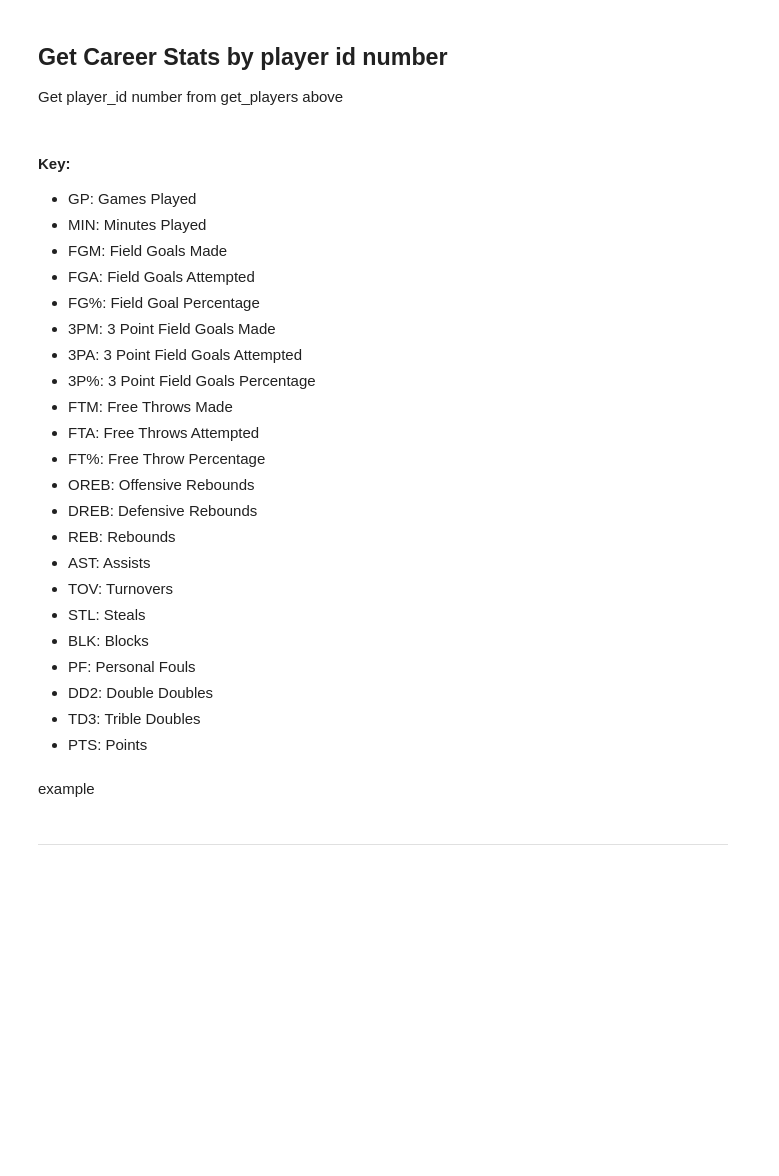
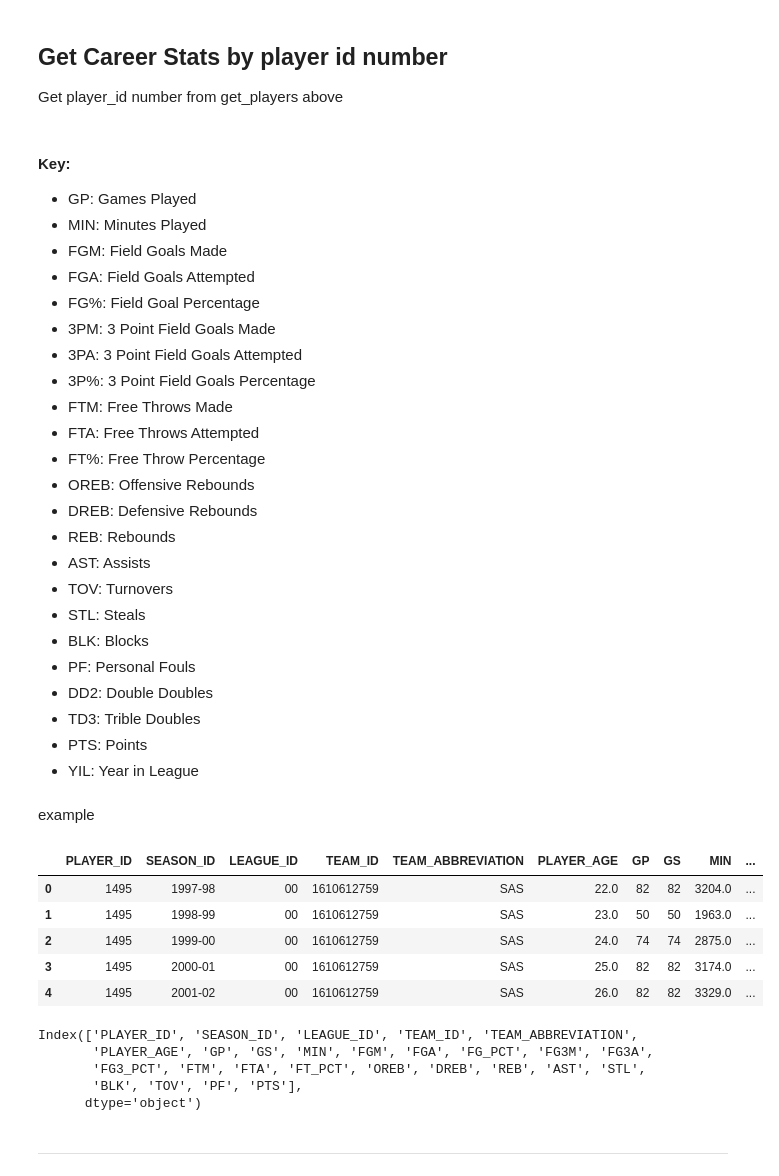
Before and after one commit to Fabiola-C14/Final-Project-NBA-Analysis, a Jupyter notebook: group_files/cpompa/notebooks/nba-filter-5-years-player-data.ipynb, the cells around one changed output. Saved outputs shown, nothing was run; the diff lists cells and outputs as text; code cells hidden in the pictures; blank space fills up the shorter version.

```diff
--- a/group_files/cpompa/notebooks/nba-filter-5-years-player-data.ipynb
+++ b/group_files/cpompa/notebooks/nba-filter-5-years-player-data.ipynb
@@ -105,14 +129,23 @@ Get player_id number from get_players above
 * DD2: Double Doubles
 * TD3: Trible Doubles
 * PTS: Points
+* YIL: Year in League
 # %% [markdown]
 example
 # %%
 # Display all columns
 pd.set_option('display.max_columns', 500)
 # Anthony Davis
-career = playercareerstats.PlayerCareerStats(player_id='203076')
+career = playercareerstats.PlayerCareerStats(player_id='1495')
 career_df = career.get_data_frames()[0]
 
 career_dict = career_df.to_dict('records')
 first_5_years = career_df[0:5]
+first_5_years
+# %% [output]
+|  | PLAYER_ID | SEASON_ID | LEAGUE_ID | TEAM_ID | TEAM_ABBREVIATION | PLAYER_AGE | GP | GS | MIN | ... |
+| 0 | 1495 | 1997-98 | 00 | 1610612759 | SAS | 22.0 | 82 | 82 | 3204.0 | ... |
+| 1 | 1495 | 1998-99 | 00 | 1610612759 | SAS | 23.0 | 50 | 50 | 1963.0 | ... |
+| 2 | 1495 | 1999-00 | 00 | 1610612759 | SAS | 24.0 | 74 | 74 | 2875.0 | ... |
+| 3 | 1495 | 2000-01 | 00 | 1610612759 | SAS | 25.0 | 82 | 82 | 3174.0 | ... |
+| 4 | 1495 | 2001-02 | 00 | 1610612759 | SAS | 26.0 | 82 | 82 | 3329.0 | ... |
@@ -119,5 +154,11 @@ first_5_years = career_df[0:5]
 # %%
 career_df.columns
+# %% [output]
+Index(['PLAYER_ID', 'SEASON_ID', 'LEAGUE_ID', 'TEAM_ID', 'TEAM_ABBREVIATION',
+       'PLAYER_AGE', 'GP', 'GS', 'MIN', 'FGM', 'FGA', 'FG_PCT', 'FG3M', 'FG3A',
+       'FG3_PCT', 'FTM', 'FTA', 'FT_PCT', 'OREB', 'DREB', 'REB', 'AST', 'STL',
+       'BLK', 'TOV', 'PF', 'PTS'],
+      dtype='object')
 # %% [markdown]
 -----------
 # %% [markdown]
```
Also changed, not shown: parts of 12 cells of this notebook, 4 other files.
